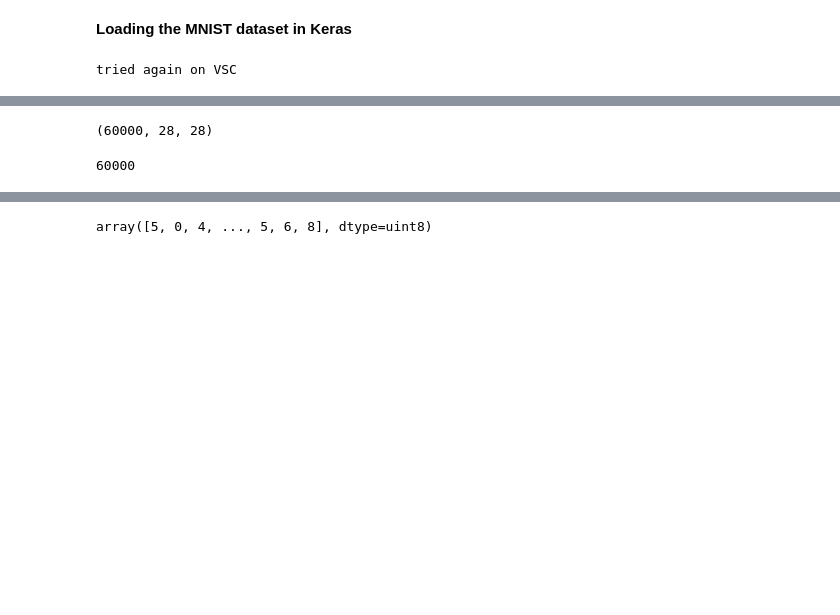
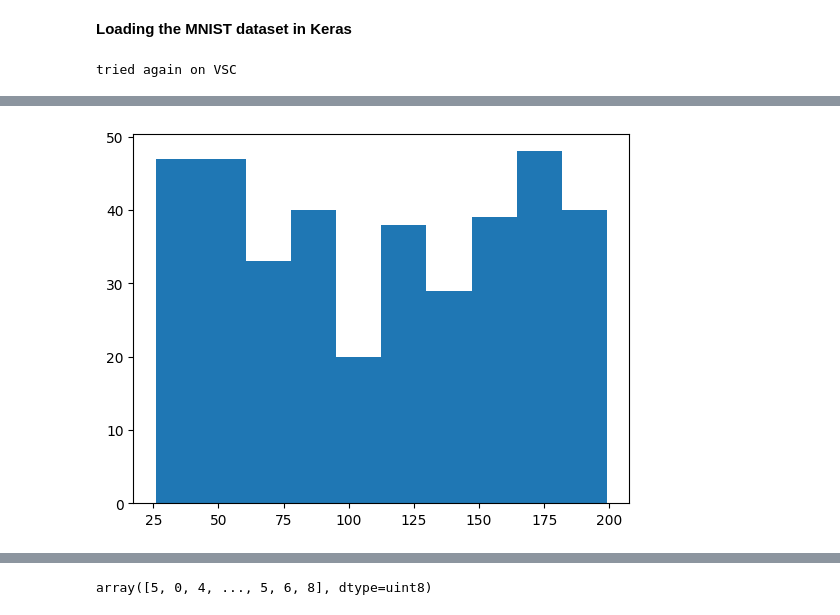
Before and after one commit to bertramwooster/deep-learning-with-python-notebooks, a Jupyter notebook: chapter02_mathematical-building-blocks.ipynb, the cells around one changed output, grey strips where cells are left out. Drawn from its saved outputs; the diff is of its cells as text; code cells hidden in the pictures; blank space fills up the shorter version.

```diff
--- a/chapter02_mathematical-building-blocks.ipynb
+++ b/chapter02_mathematical-building-blocks.ipynb
@@ -33,8 +31,8 @@ operable program or batch file.
-# %%
-train_images.shape
-# %% [output]
-(60000, 28, 28)
-# %%
-len(train_labels)
-# %% [output]
-60000
+# %%
+train_images.shape
+# pplot
+#xx = train_images.reshape(-1)
+plt.hist([k for k in xx[0:5000] if (k>25 and k<200)], histtype='stepfilled');
+#xx.max#()
+# %% [output]
+[figure, added]
```
Also changed, not shown: parts of 3 cells of this notebook.
